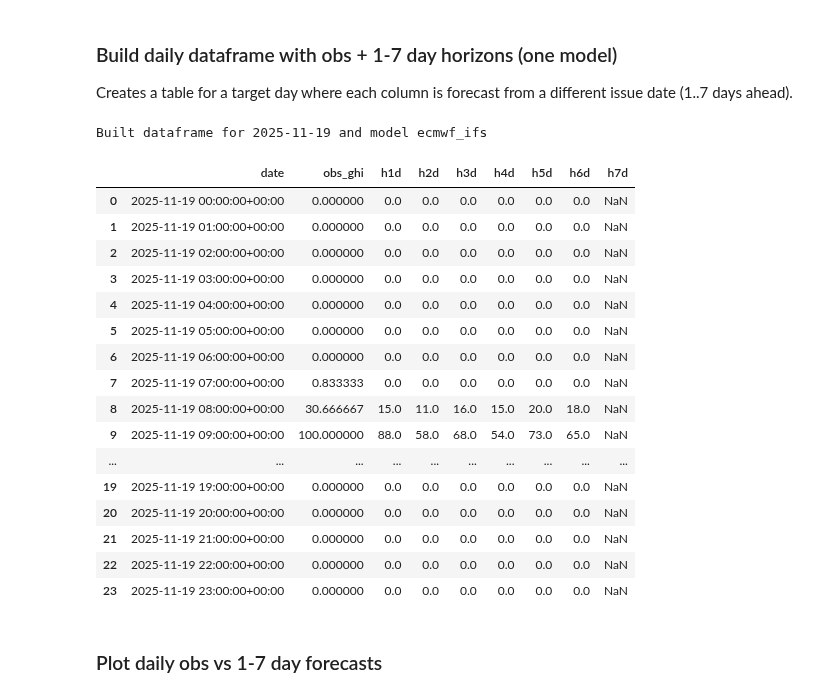
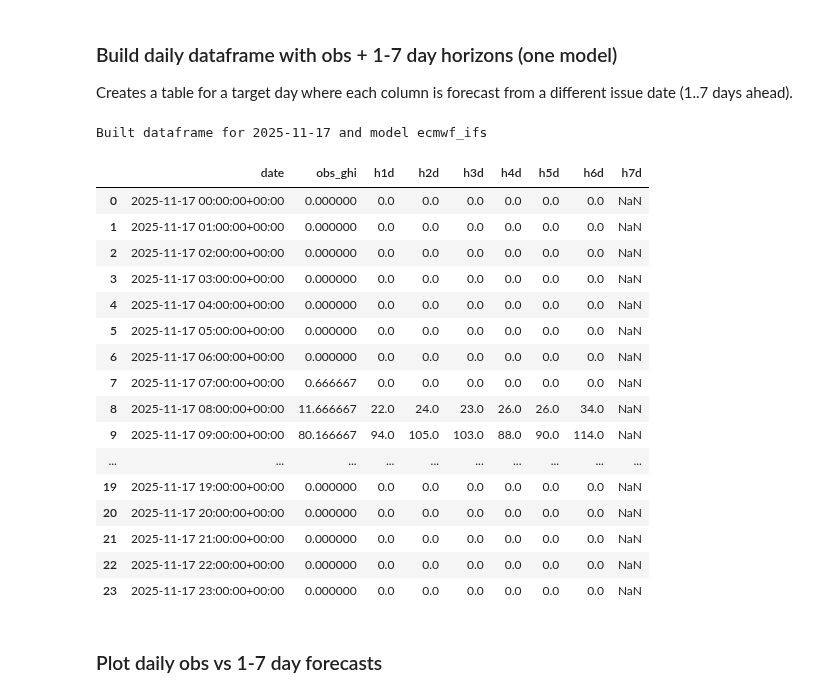
Before and after one commit to Louis2308/Solar-poster, a Jupyter notebook: Forcast_Comparison.ipynb, the cells around one changed output. Cells and saved outputs as stored; diff of their text form; code cells hidden in the pictures.

```diff
--- a/Forcast_Comparison.ipynb
+++ b/Forcast_Comparison.ipynb
@@ -768,7 +768,7 @@ from pathlib import Path
 
 # Configure
 model_focus = 'ecmwf_ifs'  # model to compare
-target_day = pd.to_datetime('2025-11-19', utc=True)  # day you want to evaluate (UTC, date only)
+target_day = pd.to_datetime('2025-11-17', utc=True)  # day you want to evaluate (UTC, date only)
 data_dir = Path('ForcastData')
 
 # helper
@@ -782,50 +782,50 @@ def load_file(path: Path):
     df['horizon_hours'] = (df['date'] - df['issue_time']).dt.total_seconds() / 3600
     return df
 
 # observation for target day (hourly)
 obs_day = obs_ready[obs_ready['date'].dt.floor('D') == target_day].copy()
 if obs_day.empty:
     raise ValueError(f"No observations for {target_day.date()}")
 result = pd.DataFrame({'date': obs_day['date'], 'obs_ghi': obs_day['ghi']})
 result = result.set_index('date')
 
 # build columns for horizons 1..7 days using issue files target_day - k days
 for k in range(1, 8):
     issue_day = (target_day - pd.Timedelta(days=k)).strftime('%Y%m%dT0600')
     fname = f"06072_{issue_day}.csv"
     fpath = data_dir / fname
     if not fpath.exists():
         print(f"Missing forecast file for {k}d horizon: {fname}")
         continue
     df = load_file(fpath)
     df = df[['date', model_focus]].rename(columns={model_focus: f'h{k}d'})
     # keep only rows for target_day
     df = df[df['date'].dt.floor('D') == target_day]
     df = df.set_index('date')
     result = result.join(df, how='left')
 
 result = result.reset_index()
 print(f"Built dataframe for {target_day.date()} and model {model_focus}")
 display(result.head(30))
 # %% [output]
-Built dataframe for 2025-11-19 and model ecmwf_ifs
+Built dataframe for 2025-11-17 and model ecmwf_ifs
 |  | date | obs_ghi | h1d | h2d | h3d | h4d | h5d | h6d | h7d |
-| 0 | 2025-11-19 00:00:00+00:00 | 0.000000 | 0.0 | 0.0 | 0.0 | 0.0 | 0.0 | 0.0 | NaN |
-| 1 | 2025-11-19 01:00:00+00:00 | 0.000000 | 0.0 | 0.0 | 0.0 | 0.0 | 0.0 | 0.0 | NaN |
-| 2 | 2025-11-19 02:00:00+00:00 | 0.000000 | 0.0 | 0.0 | 0.0 | 0.0 | 0.0 | 0.0 | NaN |
-| 3 | 2025-11-19 03:00:00+00:00 | 0.000000 | 0.0 | 0.0 | 0.0 | 0.0 | 0.0 | 0.0 | NaN |
-| 4 | 2025-11-19 04:00:00+00:00 | 0.000000 | 0.0 | 0.0 | 0.0 | 0.0 | 0.0 | 0.0 | NaN |
-| 5 | 2025-11-19 05:00:00+00:00 | 0.000000 | 0.0 | 0.0 | 0.0 | 0.0 | 0.0 | 0.0 | NaN |
-| 6 | 2025-11-19 06:00:00+00:00 | 0.000000 | 0.0 | 0.0 | 0.0 | 0.0 | 0.0 | 0.0 | NaN |
-| 7 | 2025-11-19 07:00:00+00:00 | 0.833333 | 0.0 | 0.0 | 0.0 | 0.0 | 0.0 | 0.0 | NaN |
-| 8 | 2025-11-19 08:00:00+00:00 | 30.666667 | 15.0 | 11.0 | 16.0 | 15.0 | 20.0 | 18.0 | NaN |
-| 9 | 2025-11-19 09:00:00+00:00 | 100.000000 | 88.0 | 58.0 | 68.0 | 54.0 | 73.0 | 65.0 | NaN |
+| 0 | 2025-11-17 00:00:00+00:00 | 0.000000 | 0.0 | 0.0 | 0.0 | 0.0 | 0.0 | 0.0 | NaN |
+| 1 | 2025-11-17 01:00:00+00:00 | 0.000000 | 0.0 | 0.0 | 0.0 | 0.0 | 0.0 | 0.0 | NaN |
+| 2 | 2025-11-17 02:00:00+00:00 | 0.000000 | 0.0 | 0.0 | 0.0 | 0.0 | 0.0 | 0.0 | NaN |
+| 3 | 2025-11-17 03:00:00+00:00 | 0.000000 | 0.0 | 0.0 | 0.0 | 0.0 | 0.0 | 0.0 | NaN |
+| 4 | 2025-11-17 04:00:00+00:00 | 0.000000 | 0.0 | 0.0 | 0.0 | 0.0 | 0.0 | 0.0 | NaN |
+| 5 | 2025-11-17 05:00:00+00:00 | 0.000000 | 0.0 | 0.0 | 0.0 | 0.0 | 0.0 | 0.0 | NaN |
+| 6 | 2025-11-17 06:00:00+00:00 | 0.000000 | 0.0 | 0.0 | 0.0 | 0.0 | 0.0 | 0.0 | NaN |
+| 7 | 2025-11-17 07:00:00+00:00 | 0.666667 | 0.0 | 0.0 | 0.0 | 0.0 | 0.0 | 0.0 | NaN |
+| 8 | 2025-11-17 08:00:00+00:00 | 11.666667 | 22.0 | 24.0 | 23.0 | 26.0 | 26.0 | 34.0 | NaN |
+| 9 | 2025-11-17 09:00:00+00:00 | 80.166667 | 94.0 | 105.0 | 103.0 | 88.0 | 90.0 | 114.0 | NaN |
 | ... | ... | ... | ... | ... | ... | ... | ... | ... | ... |
-| 19 | 2025-11-19 19:00:00+00:00 | 0.000000 | 0.0 | 0.0 | 0.0 | 0.0 | 0.0 | 0.0 | NaN |
-| 20 | 2025-11-19 20:00:00+00:00 | 0.000000 | 0.0 | 0.0 | 0.0 | 0.0 | 0.0 | 0.0 | NaN |
-| 21 | 2025-11-19 21:00:00+00:00 | 0.000000 | 0.0 | 0.0 | 0.0 | 0.0 | 0.0 | 0.0 | NaN |
-| 22 | 2025-11-19 22:00:00+00:00 | 0.000000 | 0.0 | 0.0 | 0.0 | 0.0 | 0.0 | 0.0 | NaN |
-| 23 | 2025-11-19 23:00:00+00:00 | 0.000000 | 0.0 | 0.0 | 0.0 | 0.0 | 0.0 | 0.0 | NaN |
+| 19 | 2025-11-17 19:00:00+00:00 | 0.000000 | 0.0 | 0.0 | 0.0 | 0.0 | 0.0 | 0.0 | NaN |
+| 20 | 2025-11-17 20:00:00+00:00 | 0.000000 | 0.0 | 0.0 | 0.0 | 0.0 | 0.0 | 0.0 | NaN |
+| 21 | 2025-11-17 21:00:00+00:00 | 0.000000 | 0.0 | 0.0 | 0.0 | 0.0 | 0.0 | 0.0 | NaN |
+| 22 | 2025-11-17 22:00:00+00:00 | 0.000000 | 0.0 | 0.0 | 0.0 | 0.0 | 0.0 | 0.0 | NaN |
+| 23 | 2025-11-17 23:00:00+00:00 | 0.000000 | 0.0 | 0.0 | 0.0 | 0.0 | 0.0 | 0.0 | NaN |
 # %% [markdown]
 
 ### Plot daily obs vs 1-7 day forecasts
```
Also changed, not shown: parts of 2 cells of this notebook.
